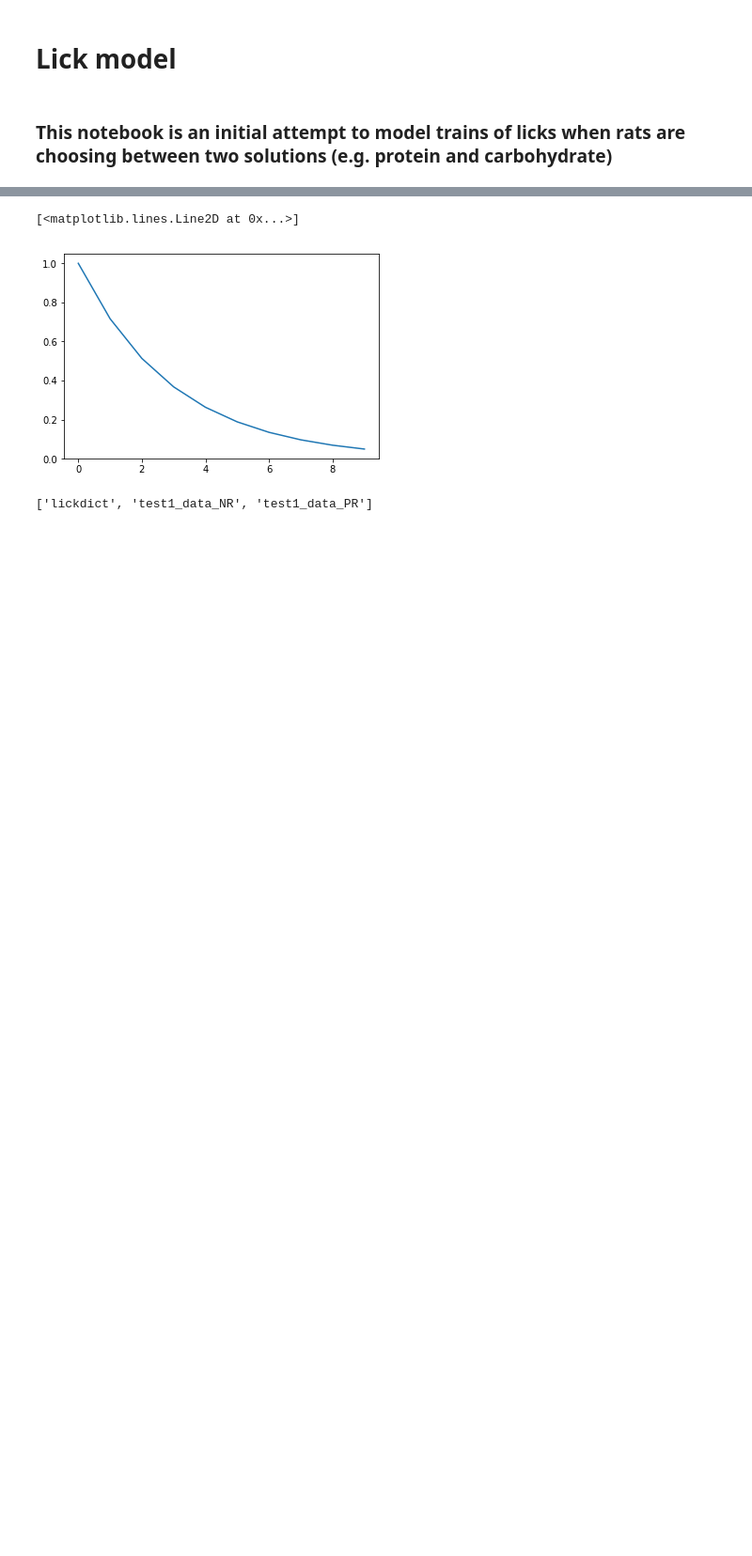
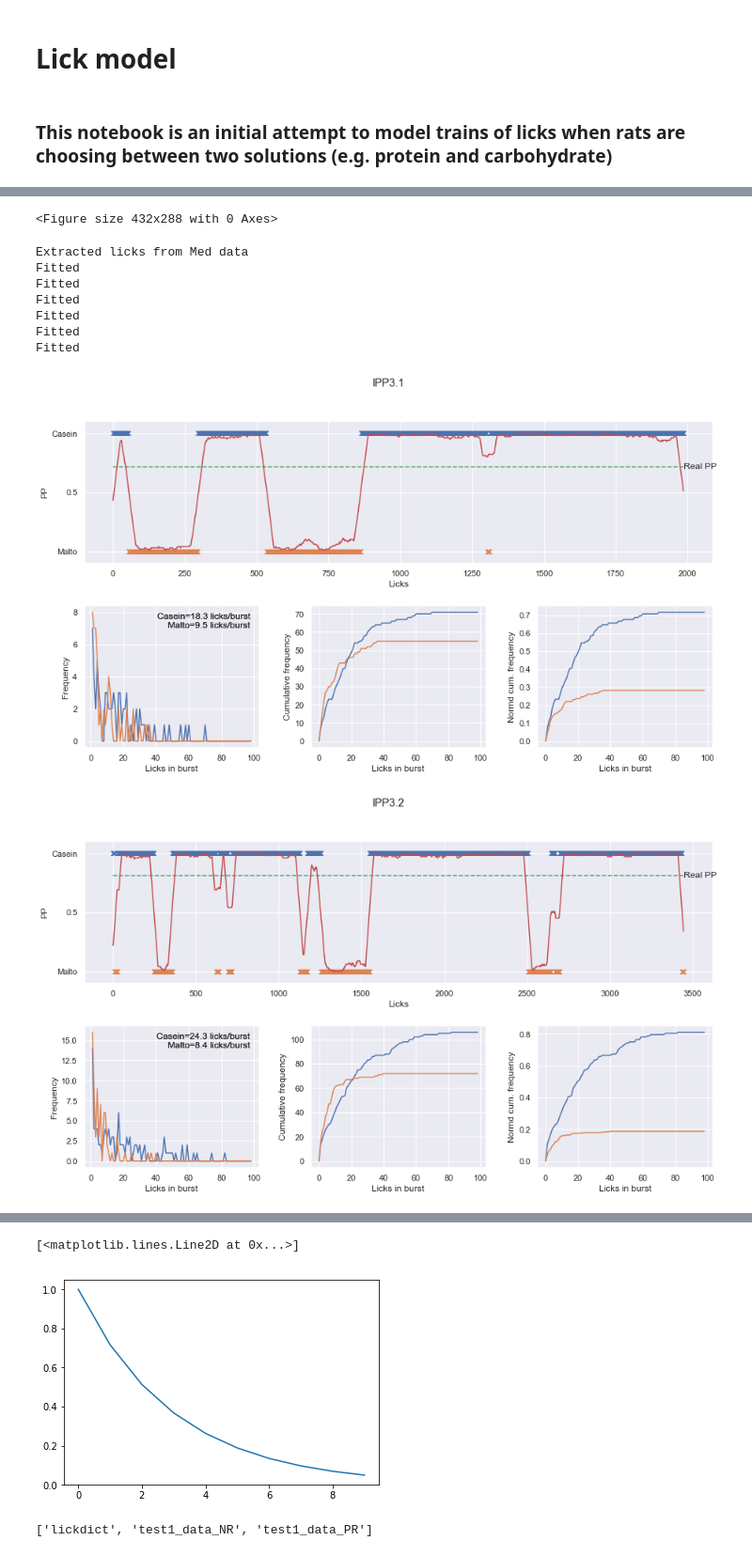
Before and after one commit to mccutcheonlab/lickmodel, a Jupyter notebook: notebooks/lickmodel.ipynb, the cells around one changed output, grey strips where cells are left out. Shown at 94% size. Cells and saved outputs as stored; diff of their text form; code cells hidden in the pictures; blank space fills up the shorter version.

```diff
--- a/notebooks/lickmodel.ipynb
+++ b/notebooks/lickmodel.ipynb
@@ -249,0 +315,27 @@ timecourseFig(lickdata, ax=ax1)
+# %%
+%run extractlicks.ipynb
+
+# Data for NR rats
+NRhists_cas = []
+NRhists_malt = []
+NR_PPs = []
+
+for ratkey in test1_data_NR.keys():
+    licks = test1_data_NR[ratkey]
+    lickdata = analyse_licks(licks, histbins)
+    NRhists_cas.append(lickdata['hists'][1][0])
+    NRhists_malt.append(lickdata['hists'][0][0])
+    NR_PPs.append(lickdata['realPP'])
+
+    makeSessionFig(savefig=True)
+# %% [output]
+<Figure size 432x288 with 0 Axes>
+Extracted licks from Med data
+Fitted
+Fitted
+Fitted
+Fitted
+Fitted
+Fitted
+[figure, added]
+[figure, added]
```
Also changed, not shown: parts of 15 cells of this notebook.
